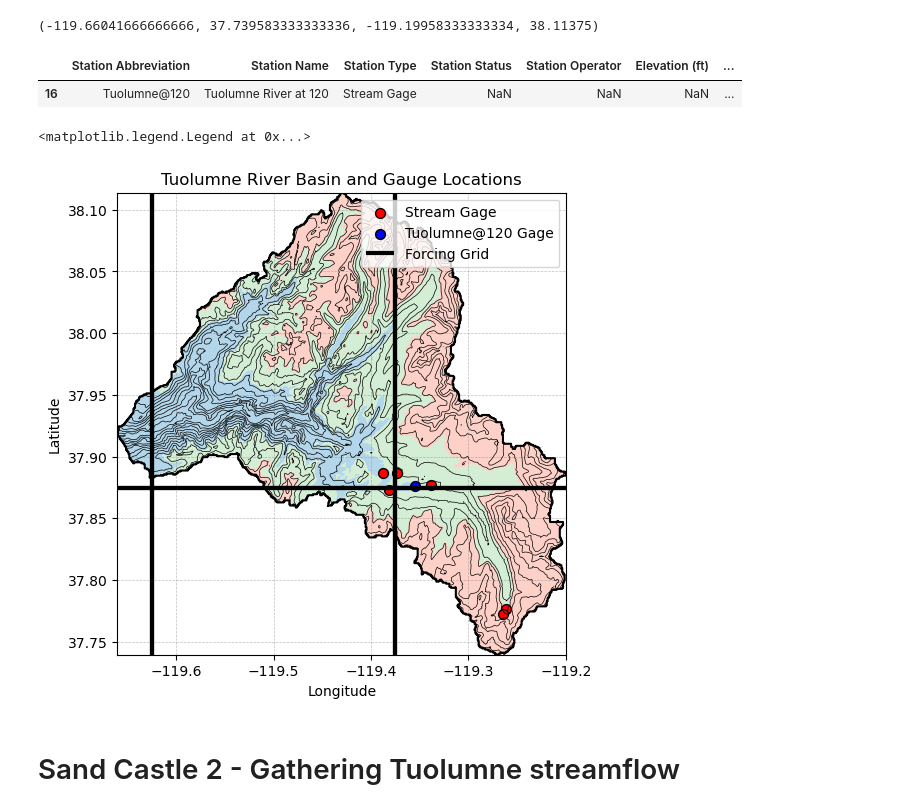
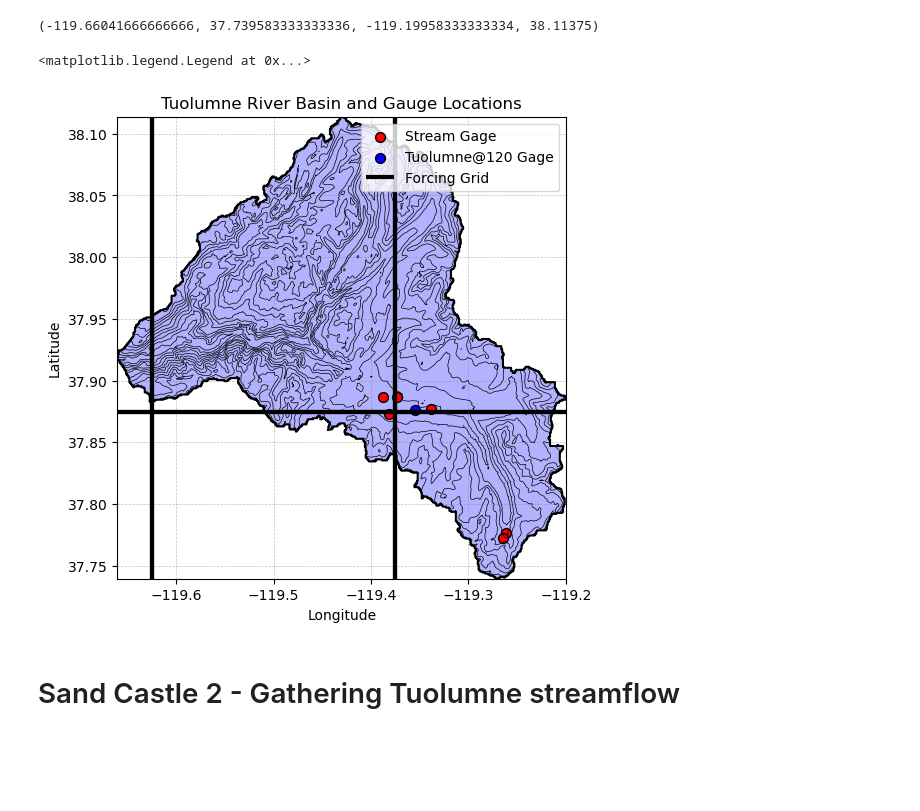
Before and after one commit to dlhogan97/CONFLUENCE-uwmtnhydro, a Jupyter notebook: ess-project/notebooks/sandbox/sandbox.ipynb, the cells around one changed output. Saved outputs shown, nothing was run; the diff lists cells and outputs as text; code cells hidden in the pictures; blank space fills up the shorter version.

```diff
--- a/ess-project/notebooks/sandbox/sandbox.ipynb
+++ b/ess-project/notebooks/sandbox/sandbox.ipynb
@@ -68,43 +68,40 @@ bounds_120 = elv_below_120.where(elv_below_120.notnull(), np.nan).where(elv_belo
 print(bounds_120)
 # %% [output]
 (-119.66041666666666, 37.739583333333336, -119.19958333333334, 38.11375)
-# %%
-tuolumneGauges[(tuolumneGauges['Station Abbreviation'] == 'Tuolumne@120')]
-# %% [output]
-|  | Station Abbreviation | Station Name | Station Type | Station Status | Station Operator | Elevation (ft) | ... |
-| 16 | Tuolumne@120 | Tuolumne River at 120 | Stream Gage | NaN | NaN | NaN | ... |
 # %%
 # plot the basin and gauge locations
 fig, ax = plt.subplots(figsize=(6, 6))
+tuolumneBasin.plot(ax=ax, color='blue', alpha=0.3)
 tuolumneBasin.boundary.plot(ax=ax, color='black')
+
 # add the DEM as a background
 # tuolumneDEM.plot(ax=ax, cmap='terrain', alpha=0.25)
 # plot DEM as contours
 cl = ax.contour(
     tuolumneDEM_clipped.x, tuolumneDEM_clipped.y, tuolumneDEM_clipped.values,
     levels=20, colors="k", linewidths=0.5
 )
 # plot mask outlines
-mask_below_120.plot(ax=ax, add_colorbar=False, alpha=0.5, cmap='Blues',)
-mask_between_120_and_lyell.plot(ax=ax, add_colorbar=False, alpha=0.3, cmap='Greens',)
-mask_above_lyell.plot(ax=ax, add_colorbar=False, alpha=0.3, cmap='Reds',)
+# mask_below_120.plot(ax=ax, add_colorbar=False, alpha=0.5, cmap='Blues',)
+# mask_between_120_and_lyell.plot(ax=ax, add_colorbar=False, alpha=0.3, cmap='Greens',)
+# mask_above_lyell.plot(ax=ax, add_colorbar=False, alpha=0.3, cmap='Reds',)
 tuolumneGauges[~(tuolumneGauges['Station Abbreviation'] == 'Tuolumne@120')].plot(ax=ax, color='red', markersize=50, ec='black', label='Stream Gage')
 tuolumneGauges[(tuolumneGauges['Station Abbreviation'] == 'Tuolumne@120')].plot(ax=ax, color='blue', markersize=50, ec='black', label='Tuolumne@120 Gage')
 
 # plot forcing boundaries
 forcingDEM.boundary.plot(ax=ax, color='black', lw=3, label='Forcing Grid')
 # plot elevation masks
 ax.set_title('Tuolumne River Basin and Gauge Locations')
 ax.set_xlabel('Longitude')
 ax.set_ylabel('Latitude')
 # crop to boundary of tuolumne basin
 ax.set_xlim(tuolumneBasin.total_bounds[0], tuolumneBasin.total_bounds[2])
 ax.set_ylim(tuolumneBasin.total_bounds[1], tuolumneBasin.total_bounds[3])
 ax.grid(True, which='both', linestyle='--', linewidth=0.5, alpha=0.5, color='gray')
 ax.legend()
 # %% [output]
 <matplotlib.legend.Legend at 0x...>
-[figure, old version]
+[figure, new version]
 # %% [markdown]
 # Sand Castle 2 - Gathering Tuolumne streamflow
 # %% [markdown]
```
Also changed, not shown: 6 other files.
